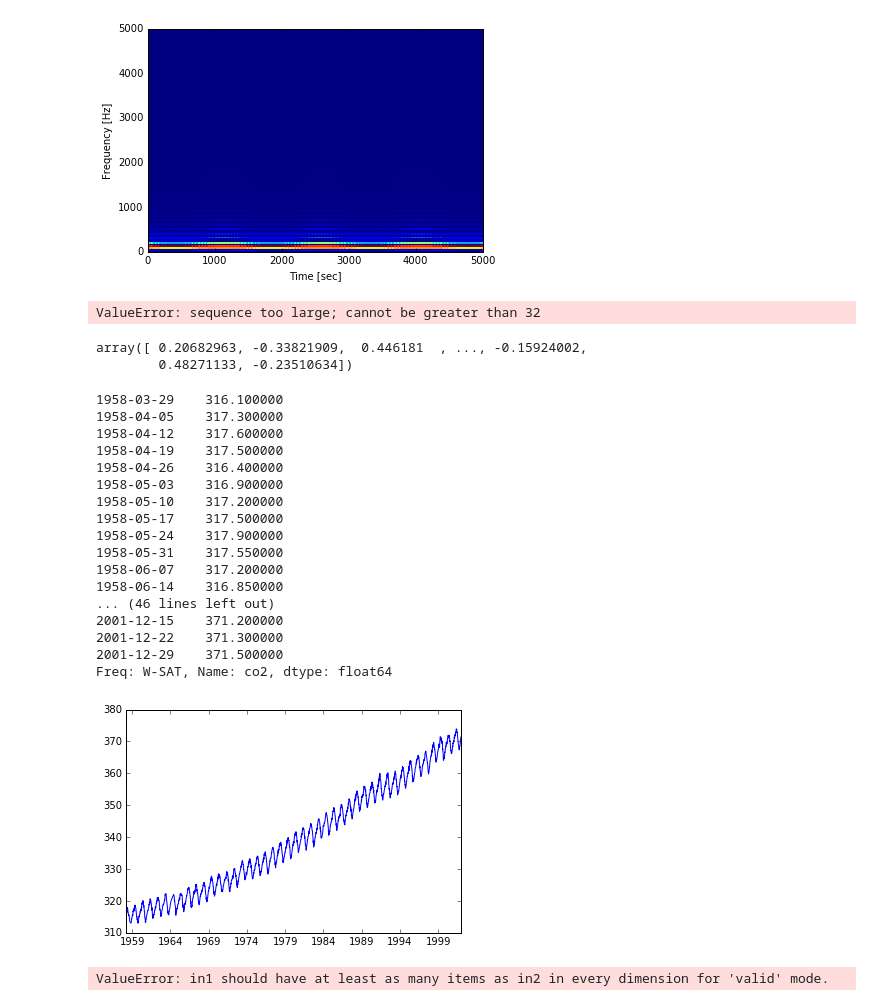
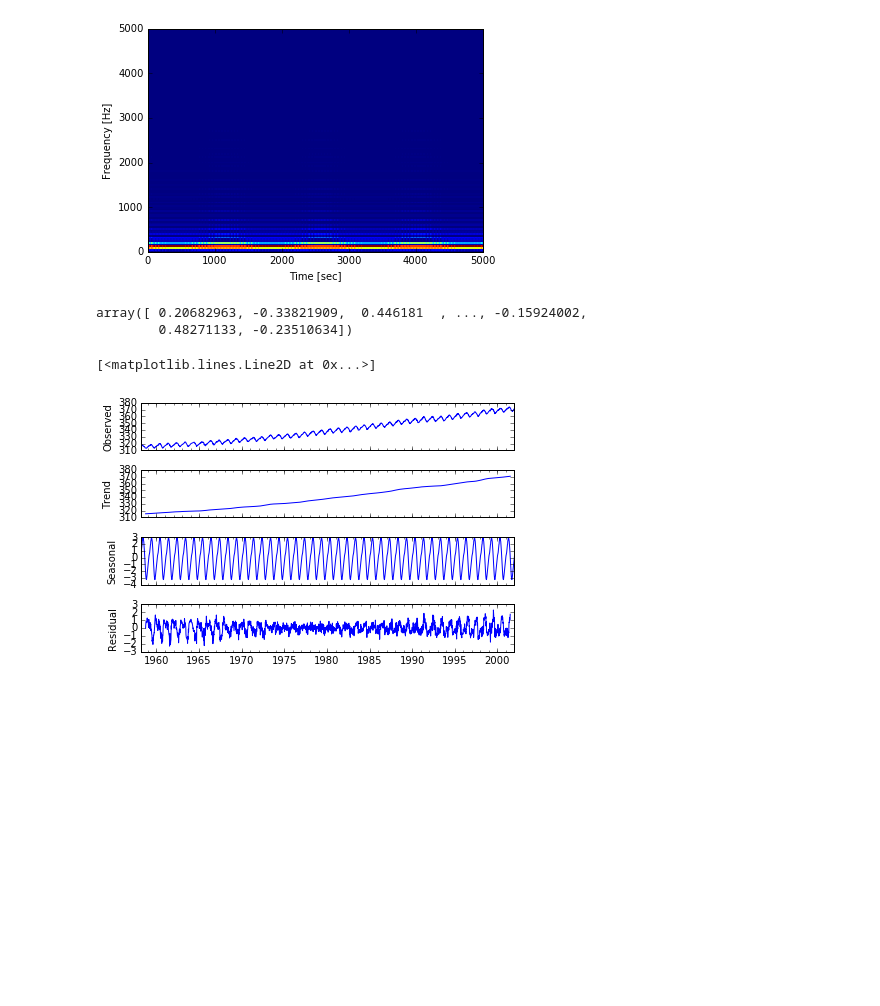
Before and after one commit to salesforce/Argus, a Jupyter notebook: Anomaly.ipynb, the cells around one changed output. Cells and saved outputs as stored; diff of their text form; code cells hidden in the pictures; blank space fills up the shorter version.

```diff
--- a/Anomaly.ipynb
+++ b/Anomaly.ipynb
@@ -287,10 +283,8 @@ plt.show()
 # %%
 times, values = get_data('/Users/vmuruganantham/Downloads/co2-ppm-mauna-loa-19651980.csv')
 f = np.linspace(1, len(times), 10)
-lspgram = sp.signal.lombscargle(np.ndarray(times), np.ndarray(values), f)
-plt.plot(f, np.sqrt(4*(lspgram/len(times))))
+# lspgram = sp.signal.lombscargle(np.ndarray(times), np.ndarray(values), f)
+# plt.plot(f, np.sqrt(4*(lspgram/len(times))))
-# %% [output]
-ValueError: sequence too large; cannot be greater than 32
 # %%
 ecg = pywt.data.ecg()
 plt.plot(ecg)
@@ -310,30 +304,13 @@ array([ 0.20682963, -0.33821909,  0.446181  , ..., -0.15924002,
 # %%
 data = sm.datasets.co2.load_pandas().data
 data.co2.interpolate(inplace=True)
-data
-plt.plot(data)
-data.co2
+
+real_data = pd.DataFrame(data = real_vals, index = real_keys, columns = ['heap'])
+real_data.heap.interpolate(inplace=True)
-# %% [output]
-1958-03-29    316.100000
-1958-04-05    317.300000
-1958-04-12    317.600000
-1958-04-19    317.500000
-1958-04-26    316.400000
-1958-05-03    316.900000
-1958-05-10    317.200000
-1958-05-17    317.500000
-1958-05-24    317.900000
-1958-05-31    317.550000
-1958-06-07    317.200000
-1958-06-14    316.850000
-... (46 lines left out)
-2001-12-15    371.200000
-2001-12-22    371.300000
-2001-12-29    371.500000
-Freq: W-SAT, Name: co2, dtype: float64
-[figure, removed]
 # %%
-res = sm.tsa.seasonal_decompose(values, freq = 3500)
+res = sm.tsa.seasonal_decompose(data)
 res.plot()
+plt.plot(res.resid)
 # %% [output]
-ValueError: in1 should have at least as many items as in2 in every dimension for 'valid' mode.
+[<matplotlib.lines.Line2D at 0x...>]
+[figure, added]
```
Also changed, not shown: parts of 6 cells of this notebook, 1 other file.
